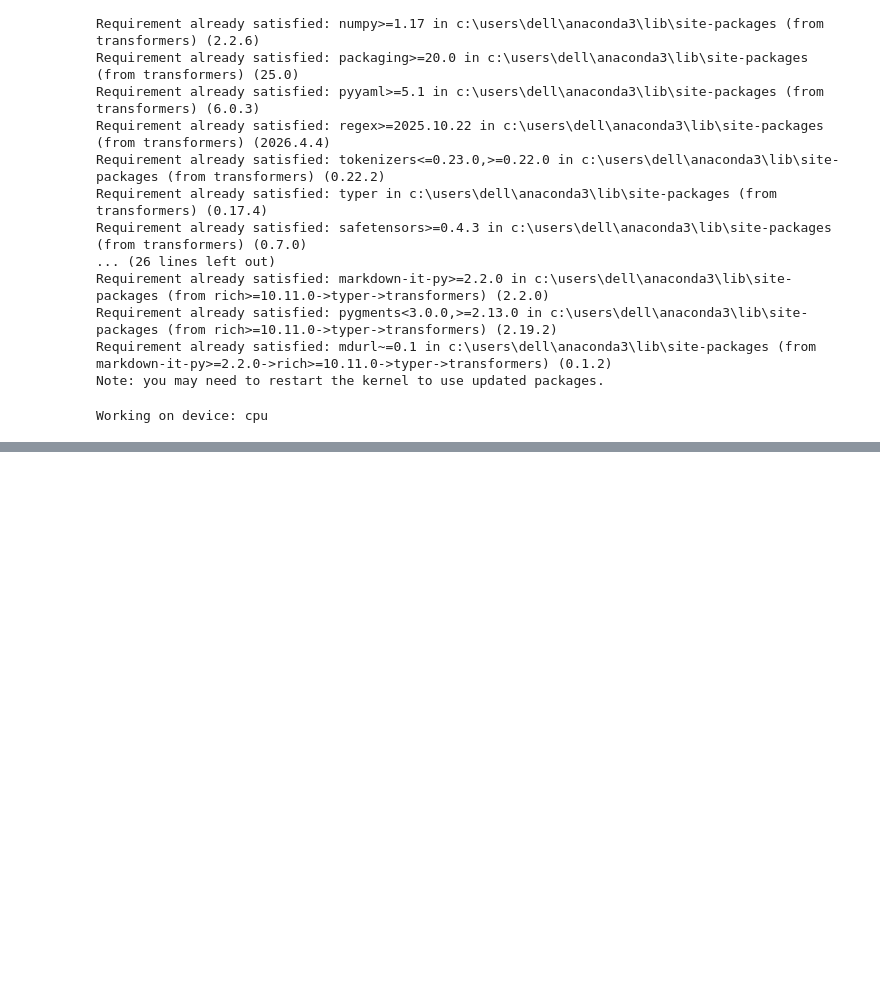
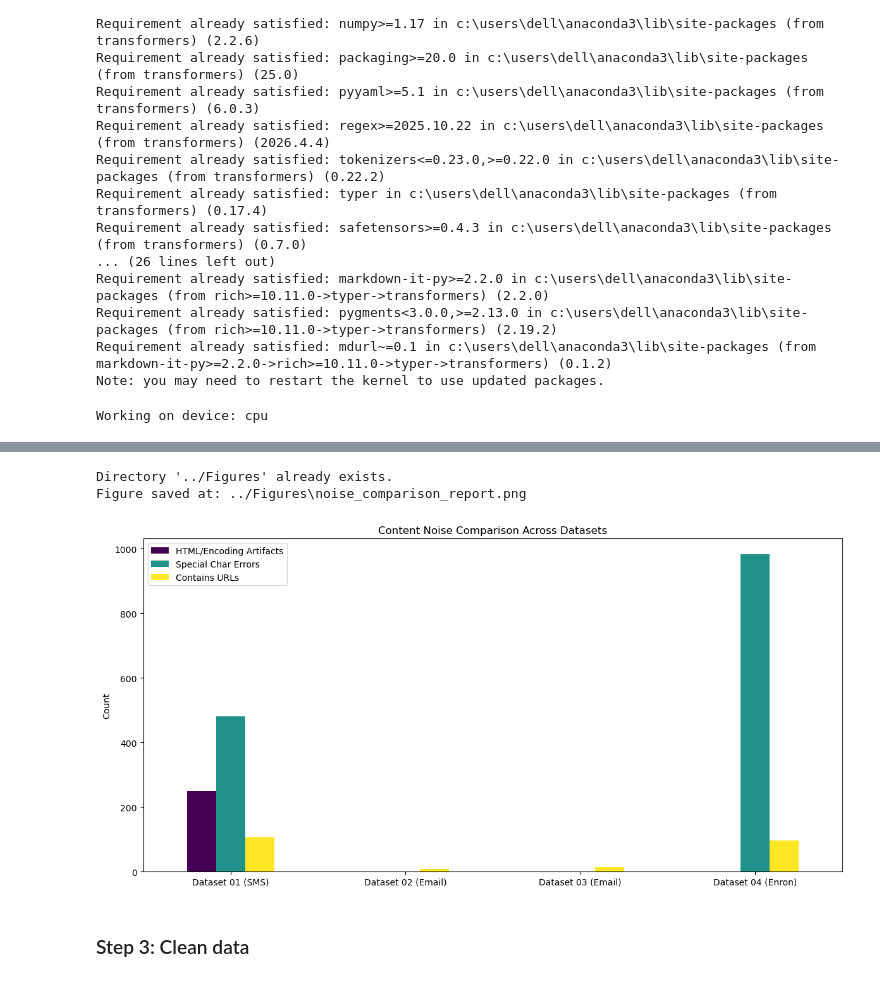
Before and after one commit to hieugia090806/Computing_Technology_Innovation_Project_COS30049, a Jupyter notebook: Website/Backend/Notebooks/SpamHam.ipynb, the cells around one changed output, grey strips where cells are left out. Drawn from its saved outputs; the diff is of its cells as text; code cells hidden in the pictures; blank space fills up the shorter version.

```diff
--- a/Website/Backend/Notebooks/SpamHam.ipynb
+++ b/Website/Backend/Notebooks/SpamHam.ipynb
@@ -79,0 +159,33 @@ Working on device: cpu
+# %%
+# 1. Tạo folder 'Figures' nếu chưa có
+folder_path = '../Figures'
+if not os.path.exists(folder_path):
+    os.makedirs(folder_path)
+    print(f"Directory '{folder_path}' created successfully!")
+else:
+    print(f"Directory '{folder_path}' already exists.")
+
+# 2. Vẽ lại biểu đồ và Lưu (Save)
+# Tui lấy lại code vẽ biểu đồ so sánh Noise lúc nãy nhé
+noise_report[['HTML/Encoding Artifacts', 'Special Char Errors', 'Contains URLs']].plot(
+    kind='bar', figsize=(12, 6), colormap='viridis'
+)
+
+plt.title('Content Noise Comparison Across Datasets')
+plt.ylabel('Count')
+plt.xticks(rotation=0)
+plt.tight_layout()
+
+# --- LỆNH LƯU HÌNH ---
+# bbox_inches='tight' giúp hình không bị mất lề khi lưu
+save_path = os.path.join(folder_path, 'noise_comparison_report.png')
+plt.savefig(save_path, dpi=300, bbox_inches='tight')
+
+print(f"Figure saved at: {save_path}")
+plt.show()
+# %% [output]
+Directory '../Figures' already exists.
+Figure saved at: ../Figures\noise_comparison_report.png
+[figure, added]
+# %% [markdown]
+### Step 3: Clean data ###
```
Also changed, not shown: parts of 8 cells of this notebook, 7 other files.
